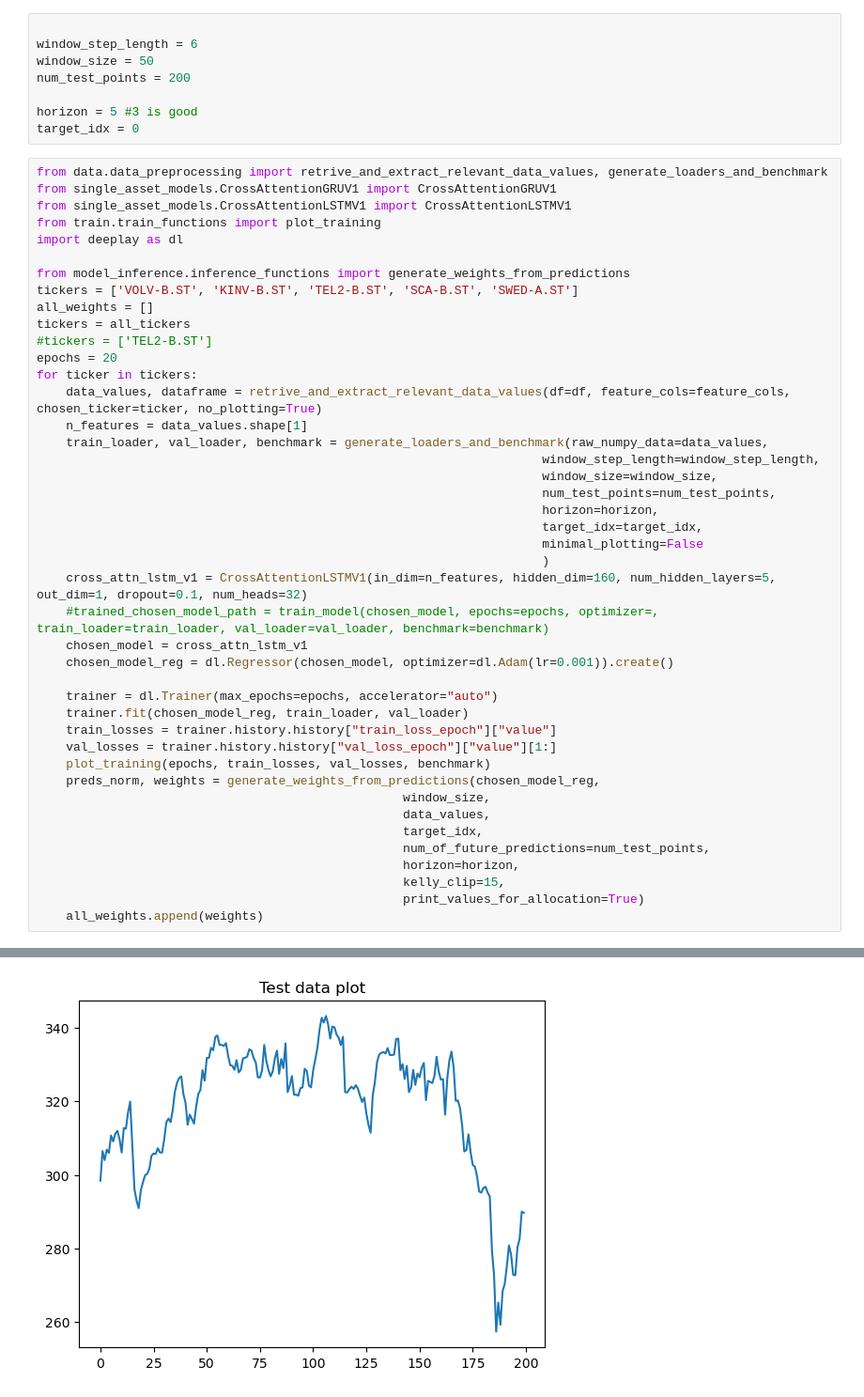
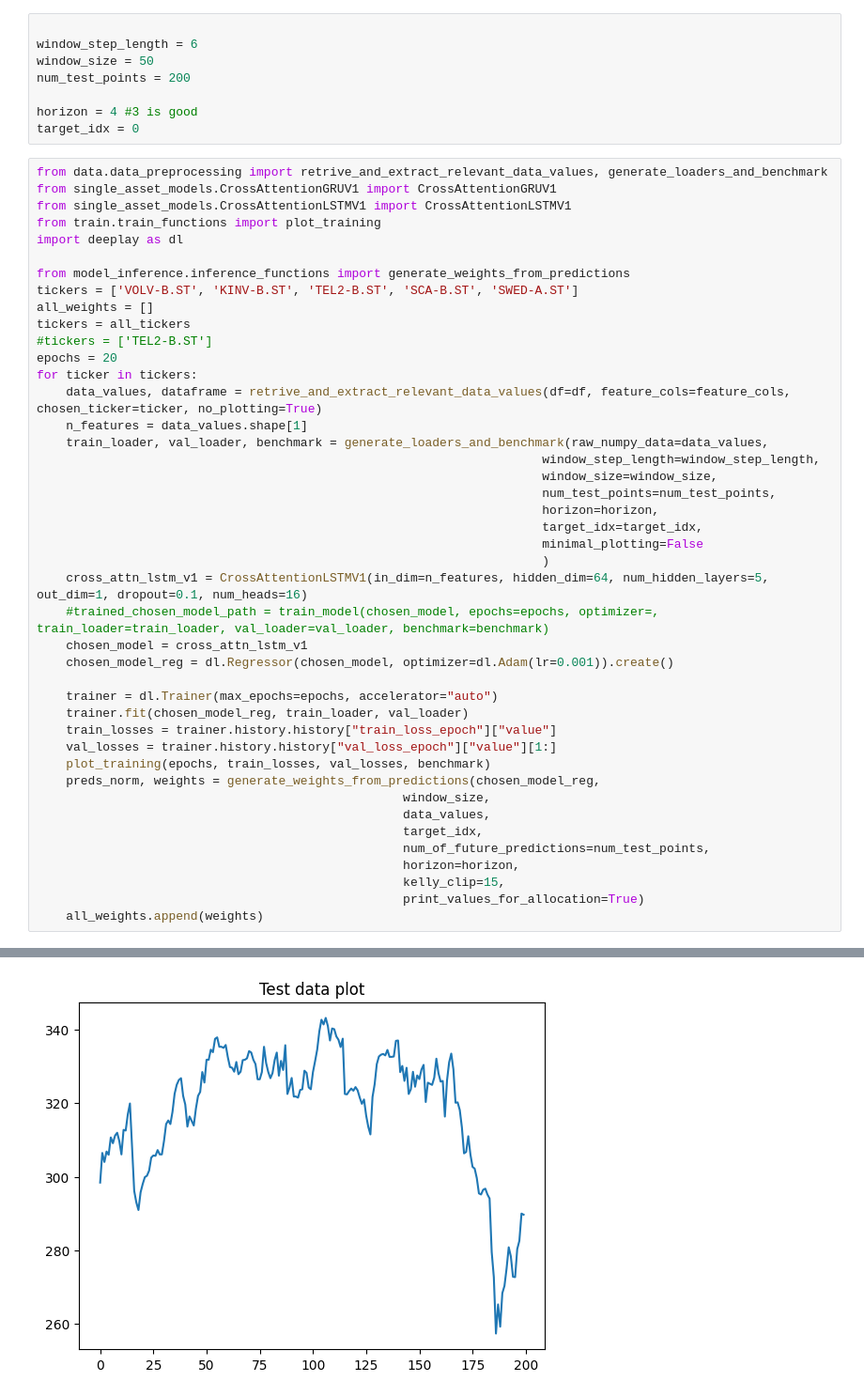
Before and after one commit to peogradin/Project-AMLNN, a Jupyter notebook: test_model_parameters.ipynb, the cells around one changed output, grey strips where cells are left out. Shown at 94% size. Cells and saved outputs as stored; diff of their text form.

```diff
--- a/test_model_parameters.ipynb
+++ b/test_model_parameters.ipynb
@@ -30,7 +39,7 @@ window_step_length = 6
 window_size = 50
 num_test_points = 200
 
-horizon = 5 #3 is good
+horizon = 4 #3 is good
 target_idx = 0
 # %%
 from data.data_preprocessing import retrive_and_extract_relevant_data_values, generate_loaders_and_benchmark
@@ -56,7 +65,7 @@ for ticker in tickers:
                                                                      target_idx=target_idx,
                                                                      minimal_plotting=False
                                                                      )
-    cross_attn_lstm_v1 = CrossAttentionLSTMV1(in_dim=n_features, hidden_dim=160, num_hidden_layers=5, out_dim=1, dropout=0.1, num_heads=32)
+    cross_attn_lstm_v1 = CrossAttentionLSTMV1(in_dim=n_features, hidden_dim=64, num_hidden_layers=5, out_dim=1, dropout=0.1, num_heads=16)
     #trained_chosen_model_path = train_model(chosen_model, epochs=epochs, optimizer=, train_loader=train_loader, val_loader=val_loader, benchmark=benchmark)
     chosen_model = cross_attn_lstm_v1
     chosen_model_reg = dl.Regressor(chosen_model, optimizer=dl.Adam(lr=0.001)).create()
@@ -66,34 +75,34 @@ for ticker in tickers:
     train_losses = trainer.history.history["train_loss_epoch"]["value"]
     val_losses = trainer.history.history["val_loss_epoch"]["value"][1:]
     plot_training(epochs, train_losses, val_losses, benchmark)
     preds_norm, weights = generate_weights_from_predictions(chosen_model_reg,
                                                   window_size,
                                                   data_values,
                                                   target_idx,
                                                   num_of_future_predictions=num_test_points,
                                                   horizon=horizon,
                                                   kelly_clip=15,
                                                   print_values_for_allocation=True)
     all_weights.append(weights)
 # %% [output]
 Shape dataset (6409, 11)
 means:  Close           1.043935e+02
 Volume          4.174720e+06
 MarketCap       1.099524e+11
 Weight          3.379463e-02
 Return          5.710548e-04
 LogReturn       3.715475e-04
 WeightedRet     2.191627e-05
 SMA20           1.040219e+02
 EMA20           1.040130e+02
 RSI14           5.227815e+01
 ReturnVola20    1.814528e-02
 ... (9 lines left out)
 EMA20           8.844715e+01
 RSI14           1.056618e+01
 ReturnVola20    8.856161e-03
 dtype: float64
-[figure, old version]
+[figure, new version]
 in sequences shape:  (1026, 50, 11)
 targets shape:  (1026, 1)
 train loader length:  26
```
Also changed, not shown: parts of 5 cells of this notebook, 10 other files.
